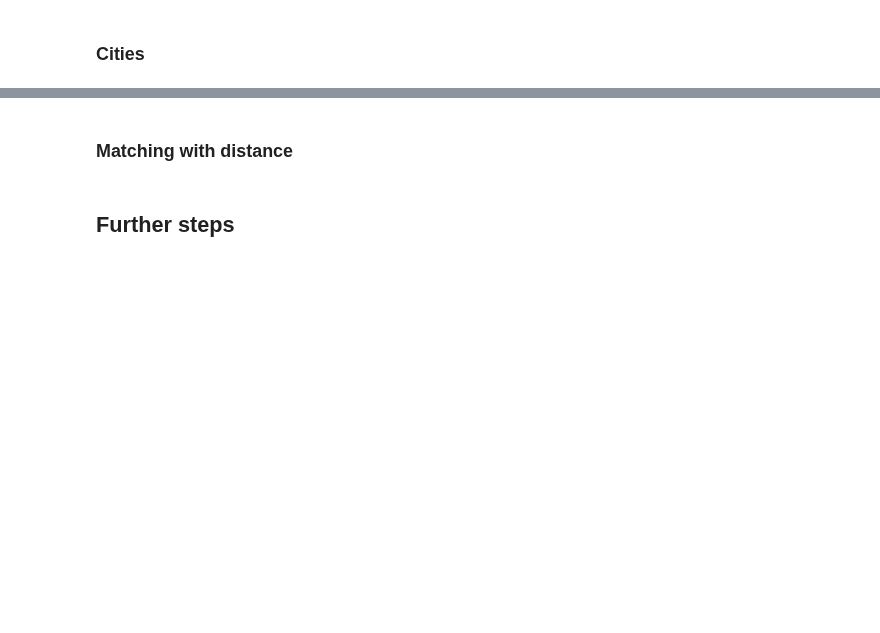
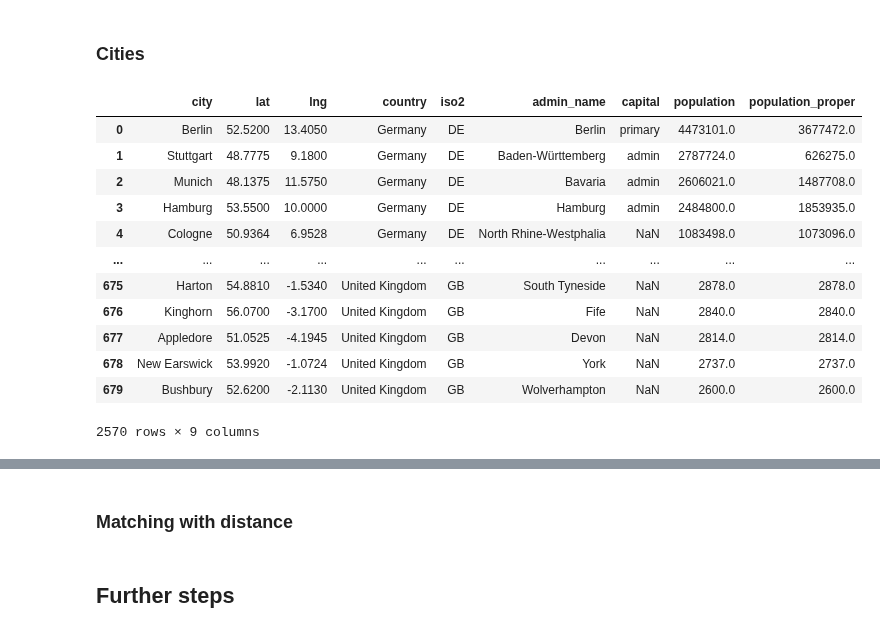
Before and after one commit to RabDou44/DOPP_group18, a Jupyter notebook: final notebook/comparing_train_airport_cities.ipynb, the cells around one changed output, grey strips where cells are left out. Saved outputs shown, nothing was run; the diff lists cells and outputs as text; code cells hidden in the pictures; blank space fills up the shorter version.

```diff
--- a/final notebook/comparing_train_airport_cities.ipynb
+++ b/final notebook/comparing_train_airport_cities.ipynb
@@ -620,15 +603,29 @@ plt.show()
 ### Cities
 # %%
 # TODO: uplaod csv files to the dataset folder for all European countries
-df_de = pd.read_csv('./de.csv') # Germany
-df_es = pd.read_csv('./es.csv') # Spain
-df_fi = pd.read_csv('./fi.csv') # Finland
-df_fr = pd.read_csv('./fr.csv') # France
-df_it = pd.read_csv('./it.csv') # Italy
-df_nl= pd.read_csv('./nl.csv') # Netherlands
-df_gb = pd.read_csv('./gb.csv') # United Kingdom
+df_de = pd.read_csv('../datasets/Geolocation/de.csv') # Germany
+df_es = pd.read_csv('../datasets/Geolocation/es.csv') # Spain
+df_fi = pd.read_csv('../datasets/Geolocation/fi.csv') # Finland
+df_fr = pd.read_csv('../datasets/Geolocation/fr.csv') # France
+df_it = pd.read_csv('../datasets/Geolocation/it.csv') # Italy
+df_nl= pd.read_csv('../datasets/Geolocation/nl.csv') # Netherlands
+df_gb = pd.read_csv('../datasets/Geolocation/gb.csv') # United Kingdom
 # TODO: complete with all european countries
 
 df_geo = pd.concat([df_de, df_es, df_fi, df_fr, df_it, df_nl, df_gb]) # TODO: complete with all european countries
 df_geo
+# %% [output]
+|  | city | lat | lng | country | iso2 | admin_name | capital | population | population_proper |
+| 0 | Berlin | 52.5200 | 13.4050 | Germany | DE | Berlin | primary | 4473101.0 | 3677472.0 |
+| 1 | Stuttgart | 48.7775 | 9.1800 | Germany | DE | Baden-Württemberg | admin | 2787724.0 | 626275.0 |
+| 2 | Munich | 48.1375 | 11.5750 | Germany | DE | Bavaria | admin | 2606021.0 | 1487708.0 |
+| 3 | Hamburg | 53.5500 | 10.0000 | Germany | DE | Hamburg | admin | 2484800.0 | 1853935.0 |
+| 4 | Cologne | 50.9364 | 6.9528 | Germany | DE | North Rhine-Westphalia | NaN | 1083498.0 | 1073096.0 |
+| ... | ... | ... | ... | ... | ... | ... | ... | ... | ... |
+| 675 | Harton | 54.8810 | -1.5340 | United Kingdom | GB | South Tyneside | NaN | 2878.0 | 2878.0 |
+| 676 | Kinghorn | 56.0700 | -3.1700 | United Kingdom | GB | Fife | NaN | 2840.0 | 2840.0 |
+| 677 | Appledore | 51.0525 | -4.1945 | United Kingdom | GB | Devon | NaN | 2814.0 | 2814.0 |
+| 678 | New Earswick | 53.9920 | -1.0724 | United Kingdom | GB | York | NaN | 2737.0 | 2737.0 |
+| 679 | Bushbury | 52.6200 | -2.1130 | United Kingdom | GB | Wolverhampton | NaN | 2600.0 | 2600.0 |
+2570 rows × 9 columns
 # %%
```
Also changed, not shown: parts of 13 cells of this notebook, 2 other files.
